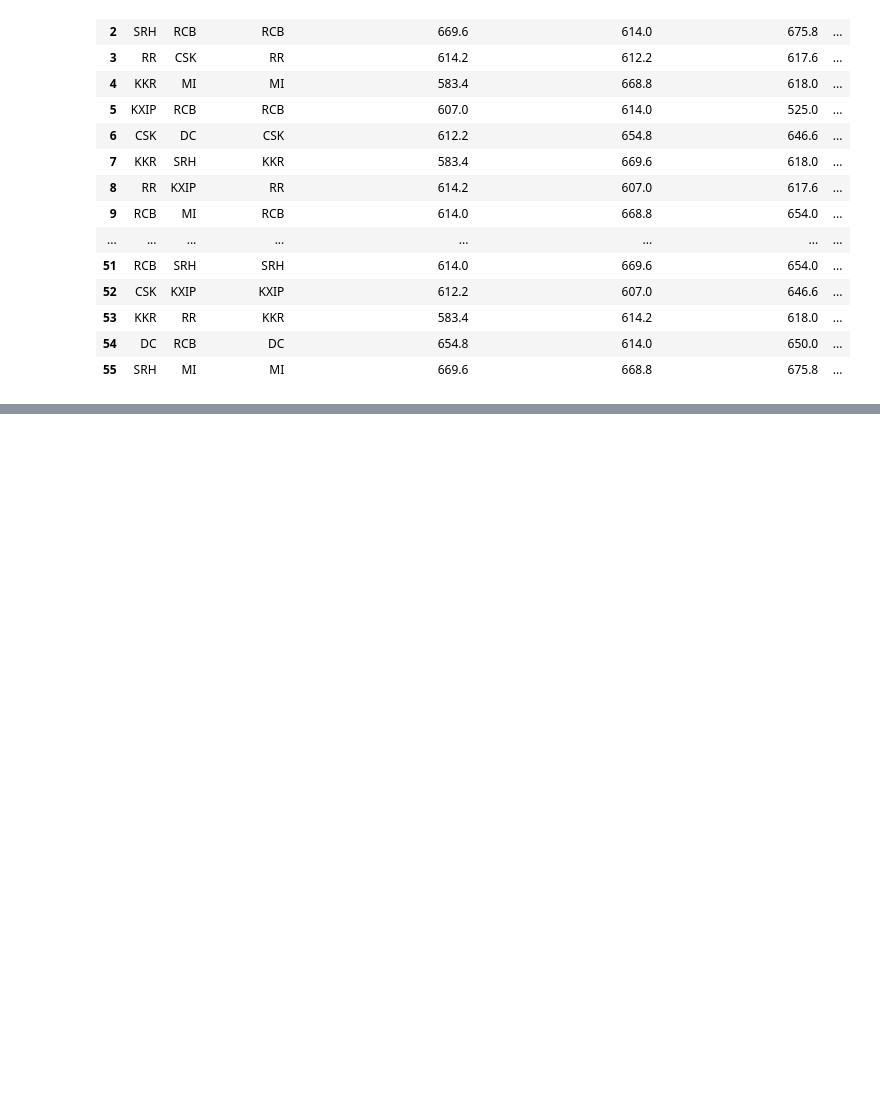
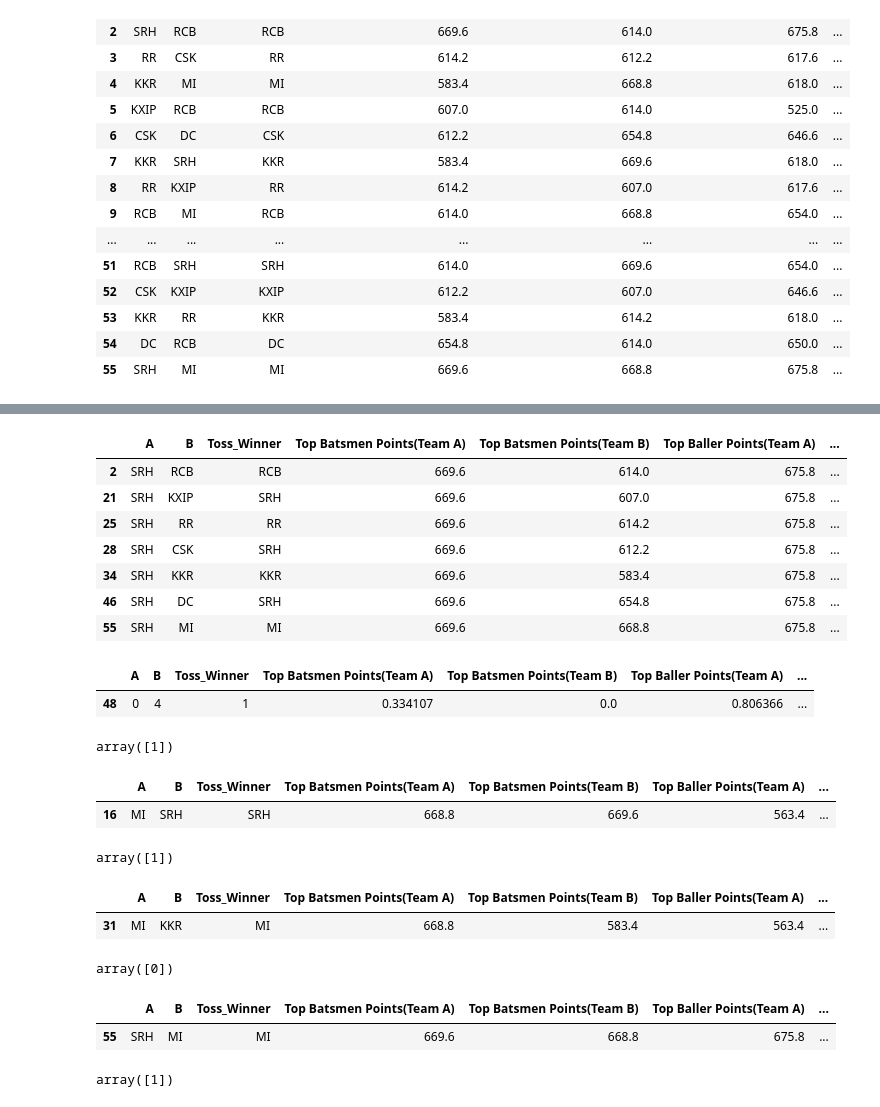
Before and after one commit to arjunparmar/IPL-2020, a Jupyter notebook: taksh/ensamble-try.ipynb, the cells around one changed output, grey strips where cells are left out. Saved outputs shown, nothing was run; the diff lists cells and outputs as text; code cells hidden in the pictures; blank space fills up the shorter version.

Commit message:
edited all model and predicted all results

```diff
--- a/taksh/ensamble-try.ipynb
+++ b/taksh/ensamble-try.ipynb
@@ -540,0 +531,34 @@ Name: winner, dtype: int64
+# %%
+ipl_norm = pd.read_csv("normalized_2020.csv",index_col=0) # team A is already changed with A
+ipl = pd.read_csv("final_2020.csv")
+ipl = ipl.rename(columns = {'team A': 'A', 'team B': 'B'}, inplace = False)
+
+ipl["Team A Ground"] = "away"
+ipl["Team B Ground"] = "away"
+ipl_norm["Team A Ground"] = 0 # For Q-F and S-F
+ipl_norm["Team A Ground"] = 0
+
+ipl[ipl.A == "SRH"] #48
+# %% [output]
+|  | A | B | Toss_Winner | Top Batsmen Points(Team A) | Top Batsmen Points(Team B) | Top Baller Points(Team A) | ... |
+| 2 | SRH | RCB | RCB | 669.6 | 614.0 | 675.8 | ... |
+| 21 | SRH | KXIP | SRH | 669.6 | 607.0 | 675.8 | ... |
+| 25 | SRH | RR | RR | 669.6 | 614.2 | 675.8 | ... |
+| 28 | SRH | CSK | SRH | 669.6 | 612.2 | 675.8 | ... |
+| 34 | SRH | KKR | KKR | 669.6 | 583.4 | 675.8 | ... |
+| 46 | SRH | DC | SRH | 669.6 | 654.8 | 675.8 | ... |
+| 55 | SRH | MI | MI | 669.6 | 668.8 | 675.8 | ... |
+# %%
+pd.DataFrame(ipl_norm.loc[[48]]) #KKR vs CSK #  20
+# %% [output]
+|  | A | B | Toss_Winner | Top Batsmen Points(Team A) | Top Batsmen Points(Team B) | Top Baller Points(Team A) | ... |
+| 48 | 0 | 4 | 1 | 0.334107 | 0.0 | 0.806366 | ... |
+# %%
+gs_xgb.predict(pd.DataFrame(ipl_test.loc[[48]]))   # WINNER KKR
+# %% [output]
+array([1])
+# %%
+pd.DataFrame(ipl.loc[16]).transpose() #MI VS SRH
+# %% [output]
+|  | A | B | Toss_Winner | Top Batsmen Points(Team A) | Top Batsmen Points(Team B) | Top Baller Points(Team A) | ... |
+| 16 | MI | SRH | SRH | 668.8 | 669.6 | 563.4 | ... |
@@ -540,0 +567,9 @@ Name: winner, dtype: int64
+# %%
+winner # ---> SRH
+# %% [output]
+array([1])
+# %%
+pd.DataFrame(ipl.loc[[31]]) #MI vs KKR
+# %% [output]
+|  | A | B | Toss_Winner | Top Batsmen Points(Team A) | Top Batsmen Points(Team B) | Top Baller Points(Team A) | ... |
+| 31 | MI | KKR | MI | 668.8 | 583.4 | 563.4 | ... |
@@ -540,0 +578,9 @@ Name: winner, dtype: int64
+# %%
+winner # MI
+# %% [output]
+array([0])
+# %%
+pd.DataFrame(ipl.loc[55]).transpose() #SRH vs MI
+# %% [output]
+|  | A | B | Toss_Winner | Top Batsmen Points(Team A) | Top Batsmen Points(Team B) | Top Baller Points(Team A) | ... |
+| 55 | SRH | MI | MI | 669.6 | 668.8 | 675.8 | ... |
@@ -540,0 +589,4 @@ Name: winner, dtype: int64
+# %%
+winner # MI
+# %% [output]
+array([1])
```
Also changed, not shown: parts of 21 cells of this notebook.
